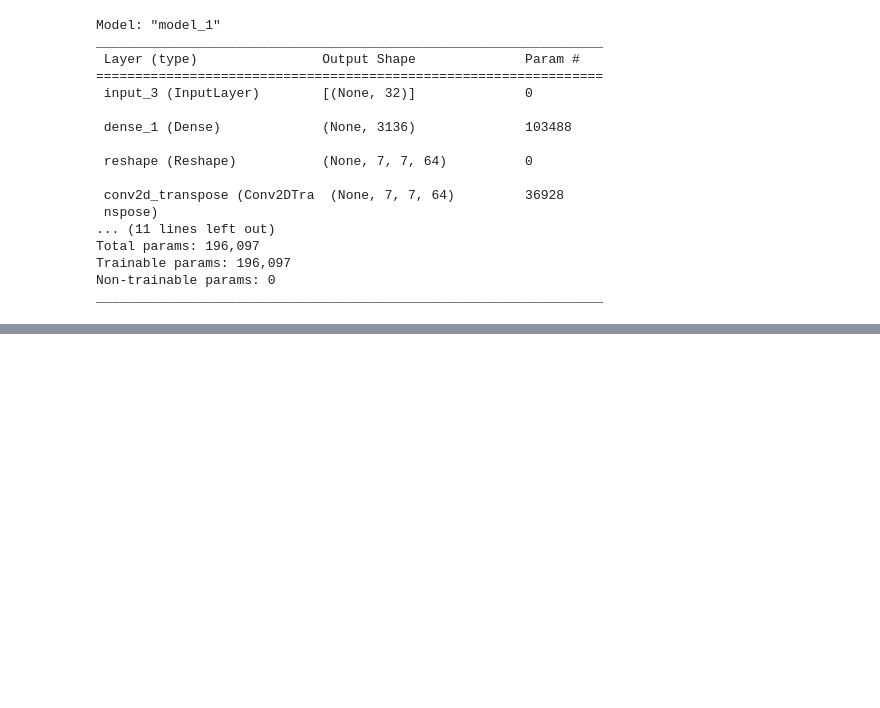
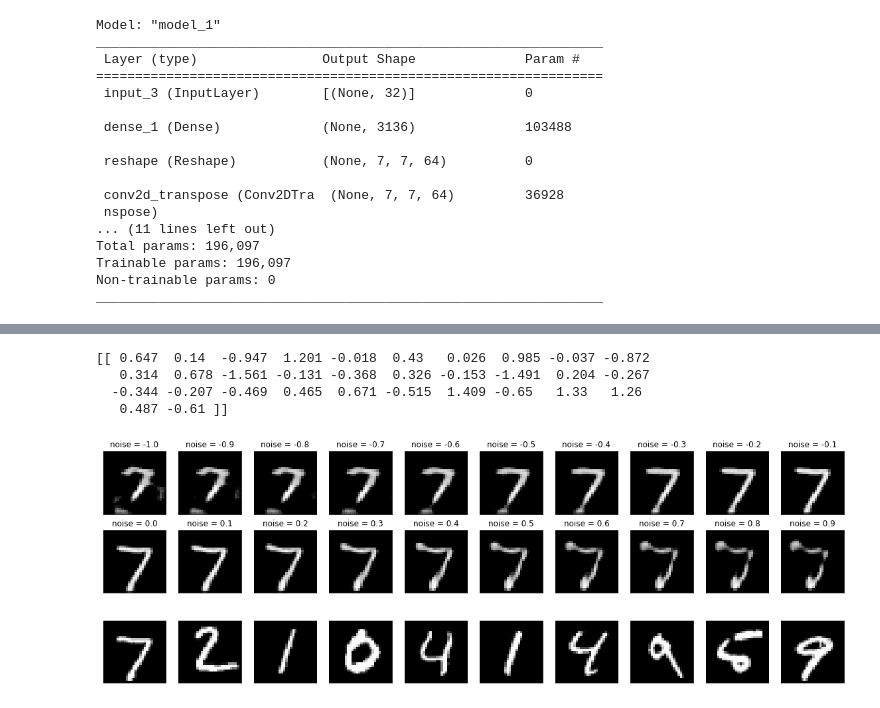
Before and after one commit to bigdataleeky/python, a Jupyter notebook: 20220506/생성모델2.ipynb, the cells around one changed output, grey strips where cells are left out. Saved outputs shown, nothing was run; the diff lists cells and outputs as text; code cells hidden in the pictures; blank space fills up the shorter version.

```diff
--- a/20220506/생성모델2.ipynb
+++ b/20220506/생성모델2.ipynb
@@ -225,0 +233,37 @@ temp2model = Model(input,output)
+# %%
+# 테스트 1 : 첫번째 샘플의 잠복공간에 노이즈를 임의로 섞어서 샘플을 생성
+import numpy as np
+x0 = x_target[0]
+z = model_encorder.predict(x0.reshape(1,28,28,1)) # 샘플에 대해서 인코더로 잠복공간의 점을 예측
+print(np.round(z,3))
+# %% [output]
+[[ 0.647  0.14  -0.947  1.201 -0.018  0.43   0.026  0.985 -0.037 -0.872
+   0.314  0.678 -1.561 -0.131 -0.368  0.326 -0.153 -1.491  0.204 -0.267
+  -0.344 -0.207 -0.469  0.465  0.671 -0.515  1.409 -0.65   1.33   1.26
+   0.487 -0.61 ]]
+# %%
+zz = np.zeros((20,zdim))
+for i in range(20):           # 잠복공간에 노이즈를 섞음
+    zz[i] = z[0]+(i-10)/10.0
+# print(zz)
+generated_img = model_decoder.predict(zz)  # 노이즈가 있는 점에 대해서 디코더로 샘플을 생성
+
+plt.figure(figsize=(20,4))
+for i in range(20):
+    plt.subplot(2,10,i+1)
+    plt.imshow(generated_img[i].reshape(28,28),cmap='gray')
+    plt.xticks([]); plt.yticks([])
+    plt.title('noise = '+str((i-10)/10.0))
+plt.show()
+# %% [output]
+[figure, added]
+# %%
+# 같은 숫자의 두 개의 샘플의 값 사이의 차이를 이용하여 새로운 샘플을 생성
+plt.figure(figsize=(20,4))
+for i in range(10):
+    plt.subplot(1,10,i+1)
+    plt.imshow(x_target[i].reshape(28,28),cmap='gray')
+    plt.xticks([]); plt.yticks([])
+plt.show()
+# %% [output]
+[figure, added]
```
Also changed, not shown: parts of 16 cells of this notebook.
